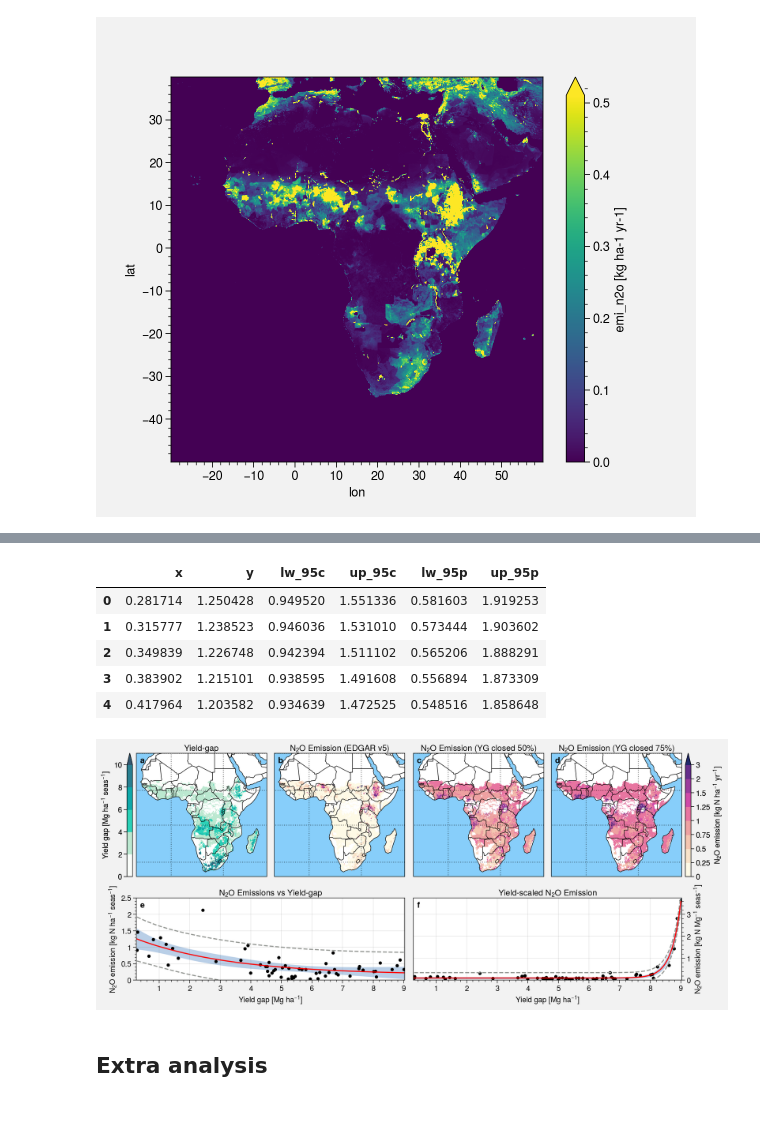
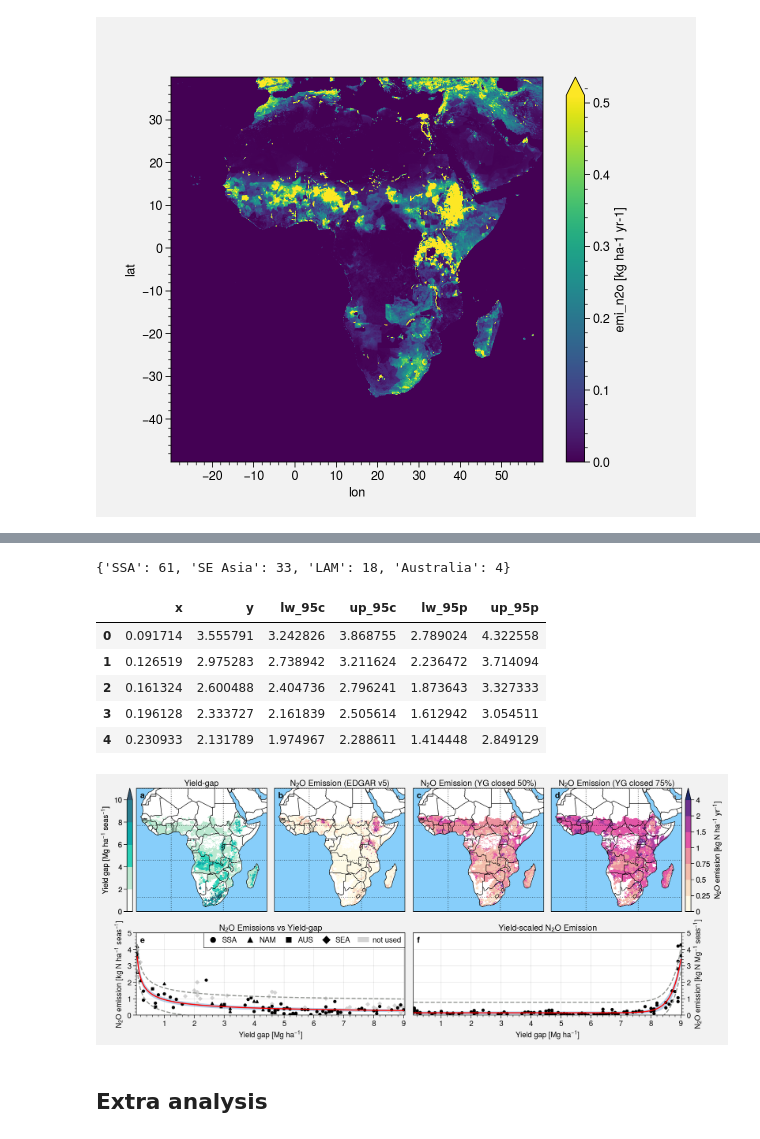
Before and after one commit to cwerner/yieldgap-analysis-africa, a Jupyter notebook: plotting_v2.ipynb, the cells around one changed output, grey strips where cells are left out. Saved outputs shown, nothing was run; the diff lists cells and outputs as text; code cells hidden in the pictures.

Commit message:
add region specific scatter plots and new formula

```diff
--- a/plotting_v2.ipynb
+++ b/plotting_v2.ipynb
@@ -90,0 +89,10 @@ df.columns = ['n2o', 'yieldscaled_n2o', 'yieldgap']
+# %%
+# scatter plot data per continent
+d_marker = {'SSA': 'o', 'LAM': '^',  'Australia':'s', 'SE Asia': 'D'}
+d_color = {'SSA, LAM, AUS': 'black', 'SEA': 'lightgray'}
+df = pd.read_csv('new_data/input data_seasonal_continents.csv')
+df.columns = ['n2o', 'yieldscaled_n2o', 'yieldgap', 'continent']
+df['group']  = df['continent'].apply(lambda x: 'SSA, LAM, AUS' if x in ['SSA', 'LAM', 'Australia'] else 'SEA')
+df['color']  = df['group'].map(d_color)
+df['marker'] = df['continent'].map(d_marker)
+df.head()
@@ -91,20 +106,24 @@ df.columns = ['n2o', 'yieldscaled_n2o', 'yieldgap']
+# %%
+dict(df.continent.value_counts())
+# %% [output]
+{'SSA': 61, 'SE Asia': 33, 'LAM': 18, 'Australia': 4}
 # %%
 # confidence band data/ regression model
-df1 = pd.read_csv('data/confidence_bands_yieldgap_cumn2o.csv')
-df2 = pd.read_csv('data/confidence_bands_yieldgap_ysemis.csv')
+df1 = pd.read_csv('new_data/confidence_bands_yieldgap_cumn2o.csv')
+df2 = pd.read_csv('new_data/confidence_bands_yieldgap_ysemis.csv')
 df1.head()
 # %% [output]
 |  | x | y | lw_95c | up_95c | lw_95p | up_95p |
-| 0 | 0.281714 | 1.250428 | 0.949520 | 1.551336 | 0.581603 | 1.919253 |
-| 1 | 0.315777 | 1.238523 | 0.946036 | 1.531010 | 0.573444 | 1.903602 |
-| 2 | 0.349839 | 1.226748 | 0.942394 | 1.511102 | 0.565206 | 1.888291 |
-| 3 | 0.383902 | 1.215101 | 0.938595 | 1.491608 | 0.556894 | 1.873309 |
-| 4 | 0.417964 | 1.203582 | 0.934639 | 1.472525 | 0.548516 | 1.858648 |
+| 0 | 0.091714 | 3.555791 | 3.242826 | 3.868755 | 2.789024 | 4.322558 |
+| 1 | 0.126519 | 2.975283 | 2.738942 | 3.211624 | 2.236472 | 3.714094 |
+| 2 | 0.161324 | 2.600488 | 2.404736 | 2.796241 | 1.873643 | 3.327333 |
+| 3 | 0.196128 | 2.333727 | 2.161839 | 2.505614 | 1.612942 | 3.054511 |
+| 4 | 0.230933 | 2.131789 | 1.974967 | 2.288611 | 1.414448 | 2.849129 |
 # %%
 colors = 'sunset'
 colors_ls = 'marine' #'Purples' #'RdPu'
-VMAX=3
-LEVELS=[0, 0.25, 0.5, 0.75, 1, 1.25, 1.5, 2, 3]
+VMAX=4
+LEVELS=[0, 0.25, 0.5, 0.75, 1, 1.5, 2, 4]
 # %%
 f, axs = plot.subplots([[1, 2, 3, 4], [5, 5, 6, 6]],
                        hratios=(1.5, 1.),
@@ -147,7 +166,8 @@ axs[4].fill_between(df1.x, df1.lw_95c, df1.up_95c, color="#b9cfe7", edgecolor=""
 axs[4].plot(df1.x, df1.lw_95p, linestyle='dashed', c='gray', label='95% pred. uncertainty')
 axs[4].plot(df1.x, df1.up_95p, linestyle='dashed', c='gray')
 axs[4].plot(df1.x, df1.y, c='red')
-axs[4].scatter(df.yieldgap, df.n2o, c='black')
+for idx, df_region in df.groupby("marker"):
+    axs[4].scatter(df_region.yieldgap, df_region.n2o, c=df_region.color, marker=idx) #, marker=df.marker) # 'black')
 
 axs[5].fill_between(df2.x, df2.lw_95c, df2.up_95c, color="#b9cfe7", edgecolor="", label='95% confidence')
 axs[5].plot(df2.x, df2.lw_95p, linestyle='dashed', c='gray', label='95% pred. uncertainty')
@@ -158,34 +178,49 @@ axs[5].scatter(df.yieldgap, df.yieldscaled_n2o, c='black')
 labels = ["Yield-gap",
           "N$_2$O Emission (EDGAR v5)",
           "N$_2$O Emission (YG closed 50%)",
           "N$_2$O Emission (YG closed 75%)",
           "N$_2$O Emissions vs Yield-gap",
           "Yield-scaled N$_2$O Emission"]
 
 # maps
 for i in range(4):
     axs[i].format(
         title=labels[i],
         lonlim=(-20, 55), latlim=(-37, 30),
         borders=True,
         coast=True,
         ocean=True,
         oceancolor='lightskyblue',
     )
 
 # data panels
 for i in range(4, 6):
     axs[i].format(
         title=labels[i],
-        ylim=(0, 3.75),
+        ylim=(0, 5),
         xlabel='Yield gap [Mg ha$^{-1}$]'
     )
 
+
+from matplotlib.patches import Patch
+from matplotlib.lines import Line2D
+
+# custom legend for scatter plot
+elements = [Line2D([], [], marker='o', color='black', label='SSA', ms=6, ls='None'),
+            Line2D([], [], marker='^', color='black', label='NAM', ms=6, ls='None'),
+            Line2D([], [], marker='s', color='black', label='AUS', ms=6, ls='None'),
+            Line2D([], [], marker='D', color='black', label='SEA', ms=6, ls='None'),
+            #Line2D([], [], marker='D', color='lightgray', label='SEA (excl.)', ms=6, ls='None')]
+            Patch(facecolor='lightgray', edgecolor='None', label='not used')]
+
+# Create the figure
+axs[4].legend(handles=elements, ncols=5, facecolor='white')
+
 axs[4].format(ylabel='N$_2$O emission [kg N ha$^{-1}$ seas$^{-1}$]',
-             ylim=(0, 2.5))
+             ylim=(0, 5))
 axs[5].format(ylabel='N$_2$O emission [kg N Mg$^{-1}$ seas$^{-1}$]',
               ytickloc='right',
               yticklabelloc='right')
 # %% [output]
-[figure, old version]
+[figure, new version]
 # %%
```
Also changed, not shown: parts of 5 cells of this notebook.
